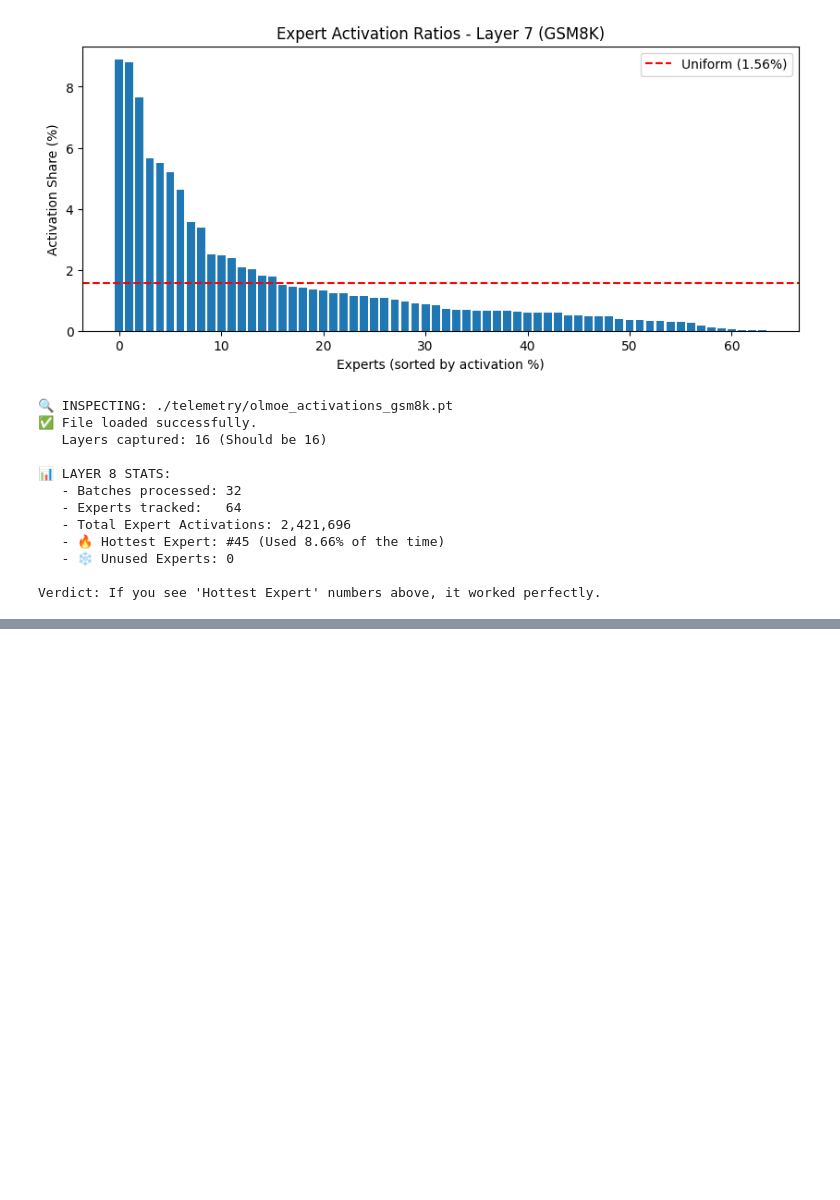
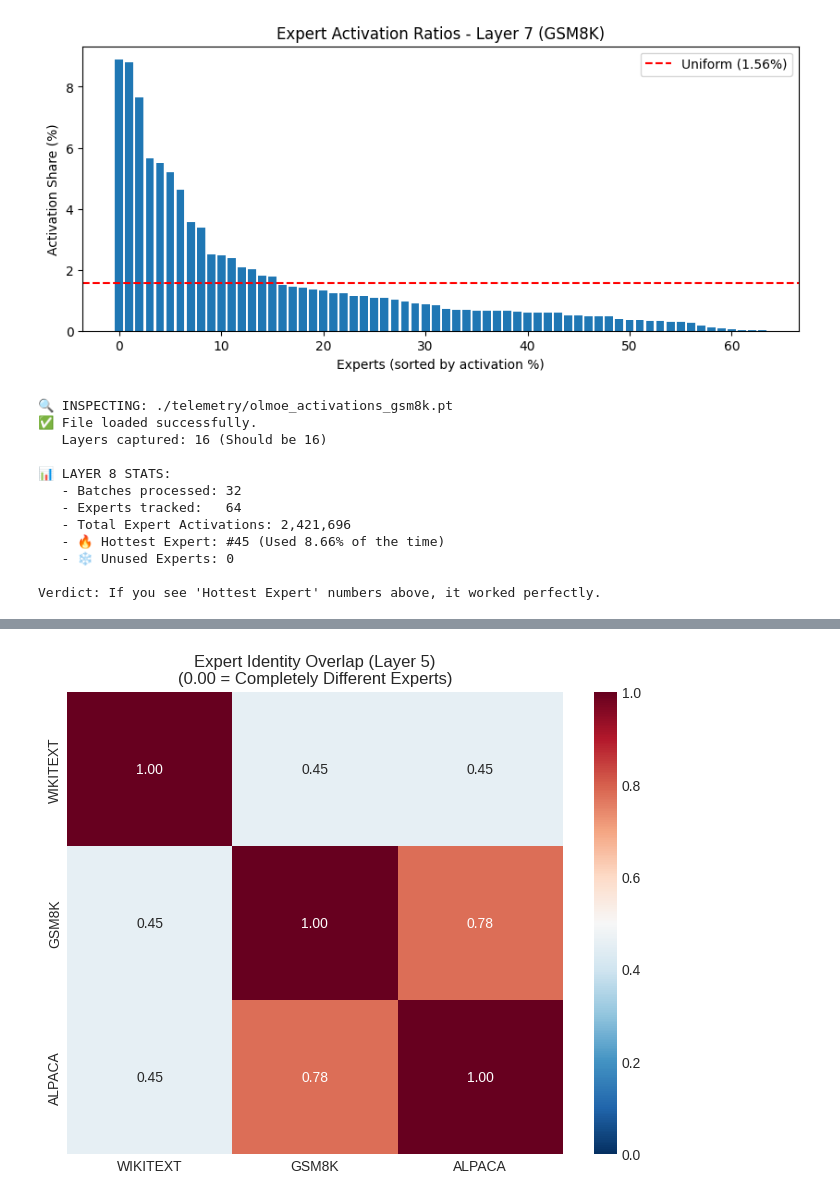
Before and after one commit to amanzoni1/MoE_HELLoRA, a Jupyter notebook: HELLoRA.ipynb, the cells around one changed output, grey strips where cells are left out. Cells and saved outputs as stored; diff of their text form; code cells hidden in the pictures; blank space fills up the shorter version.

Commit message:
Creato con Colab

```diff
--- a/HELLoRA.ipynb
+++ b/HELLoRA.ipynb
@@ -589,0 +601,13 @@ Verdict: If you see 'Hottest Expert' numbers above, it worked perfectly.
+# %%
+from google.colab import files
+
+# Clean up previous uploads to avoid duplicates if you re-run
+for f in glob.glob("*.pt"):
+    os.remove(f)
+
+print("📂 Please upload your .pt files (wikitext, gsm8k, code_alpaca)...")
+uploaded = files.upload()
+
+print(f"\n✅ Uploaded {len(uploaded)} files.")
+for fn in uploaded.keys():
+    print(f"   - {fn}")
@@ -589,0 +762,63 @@ Verdict: If you see 'Hottest Expert' numbers above, it worked perfectly.
+# %%
+import torch
+import seaborn as sns
+import matplotlib.pyplot as plt
+import numpy as np
+
+# 1. Verify keys first (Debugging step)
+print(f"🔑 Available Dataset Keys: {list(telemetry.keys())}")
+
+# 2. Update the list to match the keys exactly
+# 'alpaca' likely replaced 'code_alpaca' during the loading split
+datasets = ["wikitext", "gsm8k", "alpaca"]
+layer_to_check = 5
+
+print(f"🔄 Calculating Overlap for Layer {layer_to_check}...")
+
+# 3. Identify the "Hot Set" for each dataset
+hot_sets = {}
+for ds in datasets:
+    if ds not in telemetry:
+        print(f"⚠️ Warning: Key '{ds}' not found. Skipping.")
+        continue
+
+    # Get the global counts for this layer
+    counts = telemetry[ds][layer_to_check].numpy()
+    # Get indices of top 8
+    top_8_indices = set(np.argsort(counts)[::-1][:8])
+    hot_sets[ds] = top_8_indices
+    # Use formatted print for cleaner output
+    print(f"   {ds.upper():<10} Top-8 Experts: {top_8_indices}")
+
+# 4. Build Jaccard Matrix
+valid_datasets = [d for d in datasets if d in telemetry]
+n = len(valid_datasets)
+overlap_matrix = np.zeros((n, n))
+
+for i, ds1 in enumerate(valid_datasets):
+    for j, ds2 in enumerate(valid_datasets):
+        set1 = hot_sets[ds1]
+        set2 = hot_sets[ds2]
+
+        # Jaccard = (Intersection) / (Union)
+        intersection = len(set1.intersection(set2))
+        union = len(set1.union(set2))
+
+        jaccard = intersection / union if union > 0 else 0
+        overlap_matrix[i, j] = jaccard
+
+# 5. Plot
+if n > 0:
+    plt.figure(figsize=(8, 6))
+    sns.heatmap(
+        overlap_matrix,
+        annot=True,
+        fmt=".2f",
+        xticklabels=[d.upper() for d in valid_datasets],
+        yticklabels=[d.upper() for d in valid_datasets],
+        cmap="RdBu_r",
+        vmin=0, vmax=1
+    )
+    plt.title(f"Expert Identity Overlap (Layer {layer_to_check})\n(0.00 = Completely Different Experts)")
+    plt.show()
+# %% [output]
@@ -589,0 +830 @@ Verdict: If you see 'Hottest Expert' numbers above, it worked perfectly.
+[figure, added]
```
Also changed, not shown: parts of 9 cells of this notebook.
